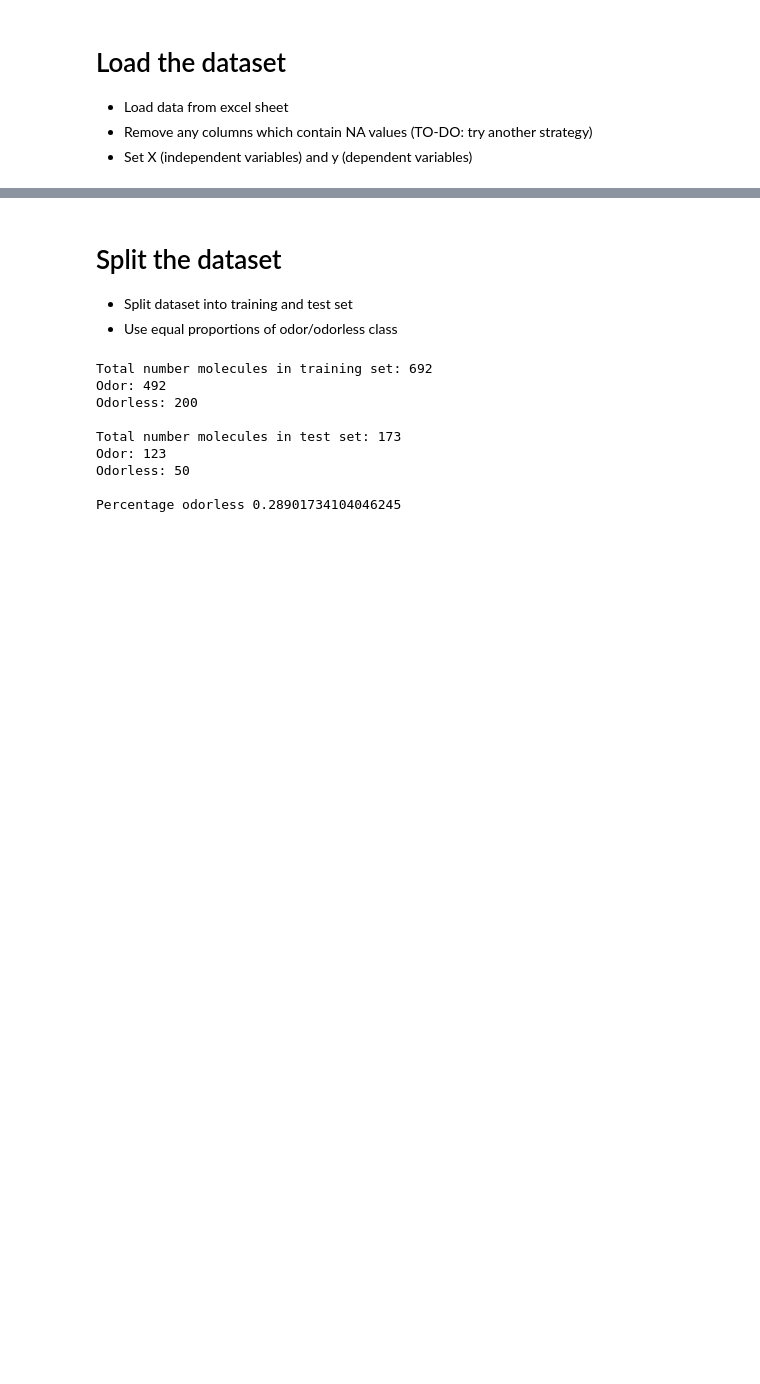
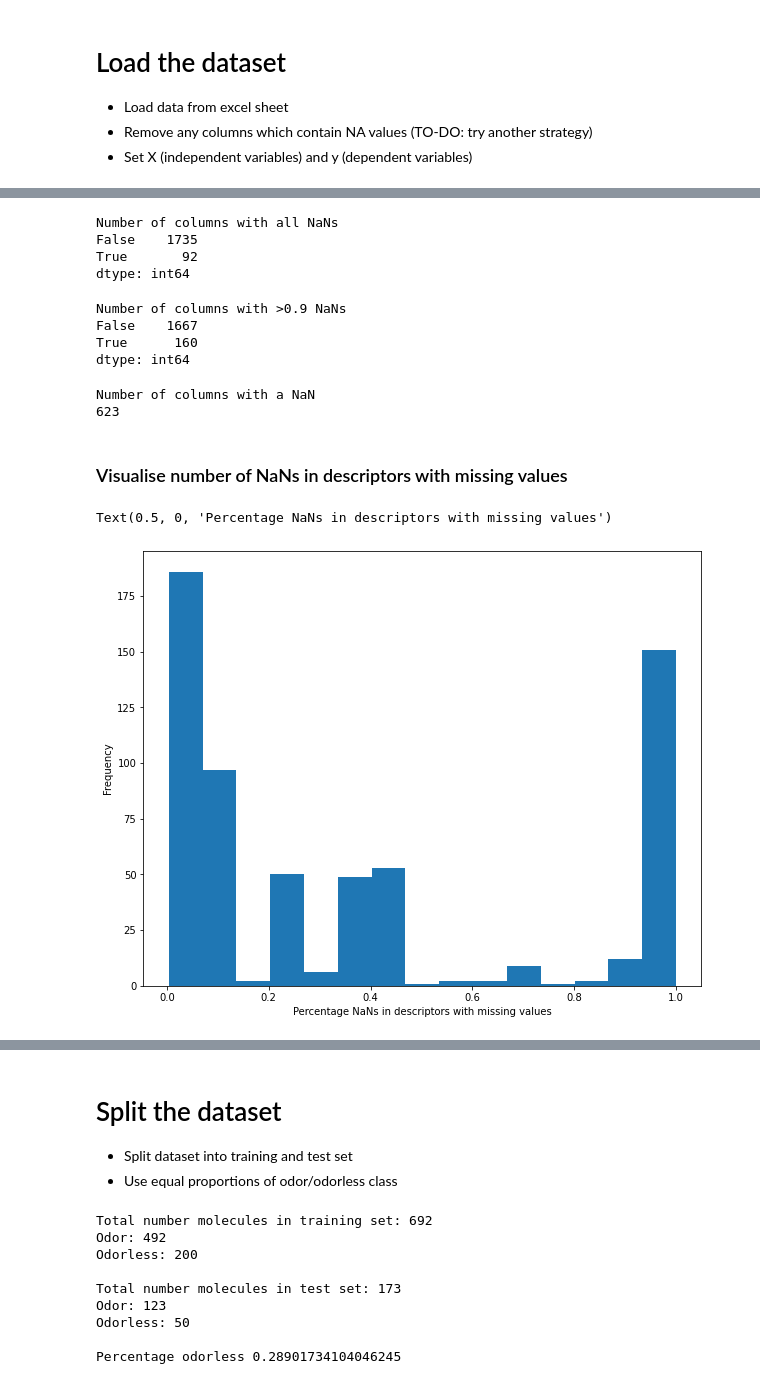
Before and after one commit to Zoya-Anwar/PythonSmellClassifiers-Mark, a Jupyter notebook: smell-classifier.py.ipynb, the cells around one changed output, grey strips where cells are left out. Cells and saved outputs as stored; diff of their text form; code cells hidden in the pictures; blank space fills up the shorter version.

```diff
--- a/smell-classifier.py.ipynb
+++ b/smell-classifier.py.ipynb
@@ -14,7 +17,6 @@ import numpy as np
 # %%
 data_path = './data/master_4Mayhew.xlsx'
 df = pd.read_excel(data_path)
-df.dropna(inplace = True, axis=1)
 df.set_index('SMILES', inplace=True)
 y=df['label'] # labels, independent variables
 X=df.drop(['label'], axis=1) # features, dependent variables
@@ -37,0 +62,29 @@ df
+# %%
+print(f"Number of columns with all NaNs \n{(df.isna().mean(axis=0) == 1).value_counts()}")
+# %% [output]
+Number of columns with all NaNs
+False    1735
+True       92
+dtype: int64
+# %%
+print(f"Number of columns with >0.9 NaNs \n{(df.isna().mean(axis=0) > 0.9).value_counts()}")
+# %% [output]
+Number of columns with >0.9 NaNs
+False    1667
+True      160
+dtype: int64
+# %%
+print(f"Number of columns with a NaN \n{ len(df.columns[df.isna().any()].tolist())}")
+# %% [output]
+Number of columns with a NaN
+623
+# %% [markdown]
+### Visualise number of NaNs in descriptors with missing values
+# %%
+percs = df.isna().mean(axis=0)
+
+ax = percs[(percs > 0)].plot.hist(figsize=(10, 8), bins=15)
+plt.xlabel("Percentage NaNs in descriptors with missing values")
+# %% [output]
+Text(0.5, 0, 'Percentage NaNs in descriptors with missing values')
+[figure, added]
```
Also changed, not shown: parts of 67 cells of this notebook, 2 other files.
